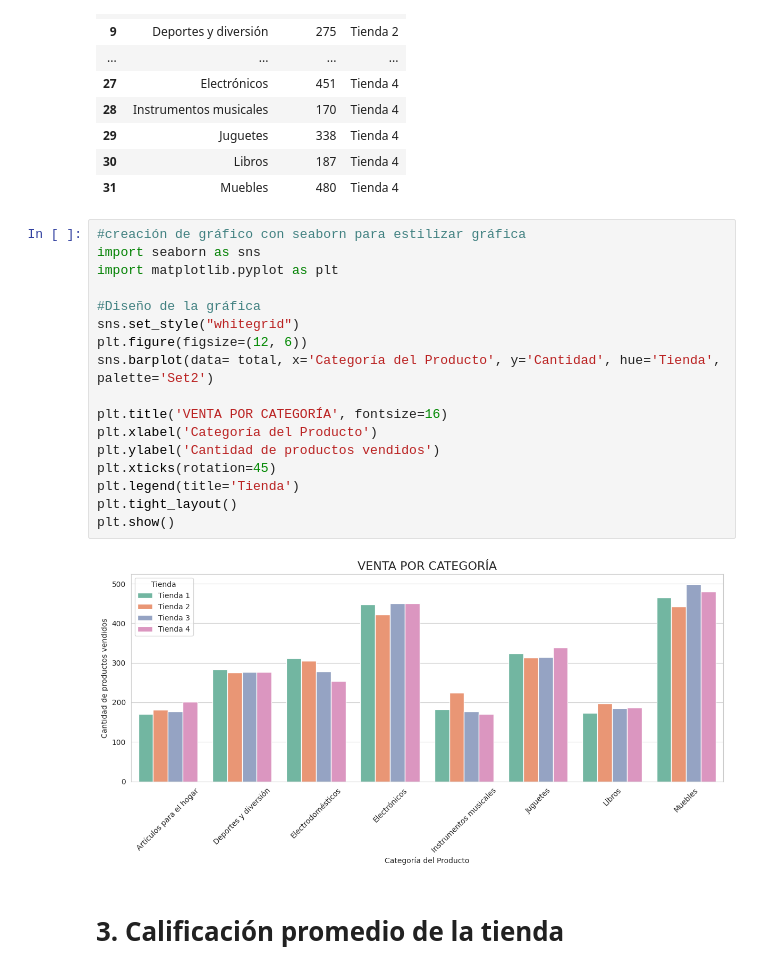
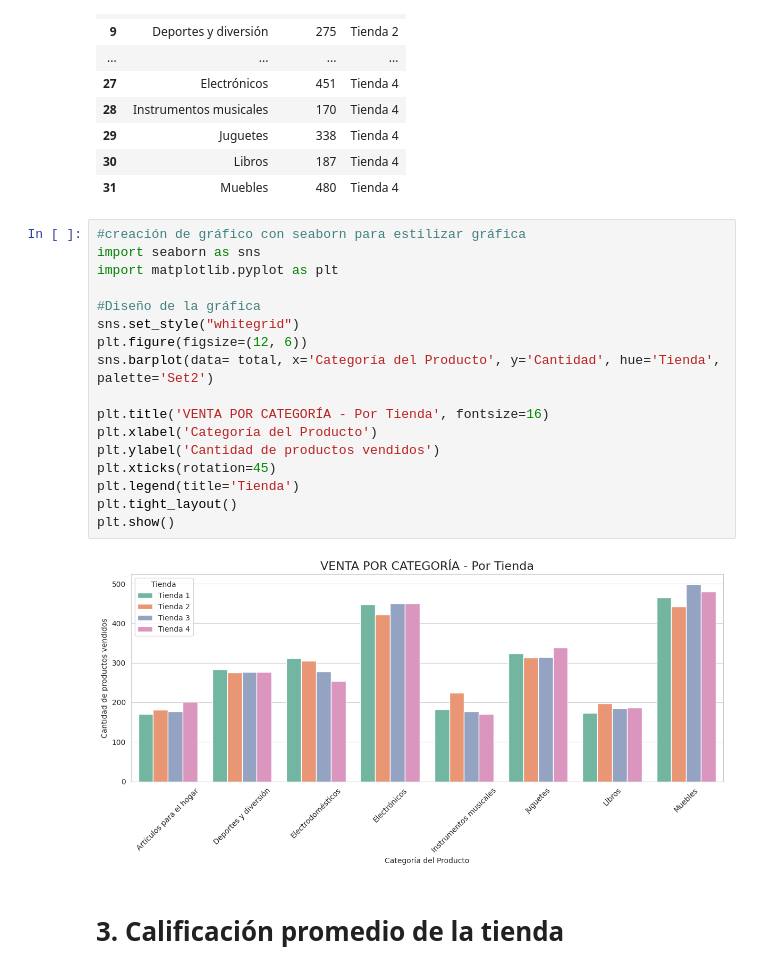
Before and after one commit to angelesGladin/challenge-data-science, a Jupyter notebook: AluraStoreLatam.ipynb, the cells around one changed output. Drawn from its saved outputs; the diff is of its cells as text.

```diff
--- a/AluraStoreLatam.ipynb
+++ b/AluraStoreLatam.ipynb
@@ -130,22 +130,22 @@ total
 # %%
 #creación de gráfico con seaborn para estilizar gráfica
 import seaborn as sns
 import matplotlib.pyplot as plt
 
 #Diseño de la gráfica
 sns.set_style("whitegrid")
 plt.figure(figsize=(12, 6))
 sns.barplot(data= total, x='Categoría del Producto', y='Cantidad', hue='Tienda', palette='Set2')
 
-plt.title('VENTA POR CATEGORÍA', fontsize=16)
+plt.title('VENTA POR CATEGORÍA - Por Tienda', fontsize=16)
 plt.xlabel('Categoría del Producto')
 plt.ylabel('Cantidad de productos vendidos')
 plt.xticks(rotation=45)
 plt.legend(title='Tienda')
 plt.tight_layout()
 plt.show()
 # %% [output]
-[figure, old version]
+[figure, new version]
 # %% [markdown]
 # 3. Calificación promedio de la tienda
 # %%
```
Also changed, not shown: parts of 5 cells of this notebook.
